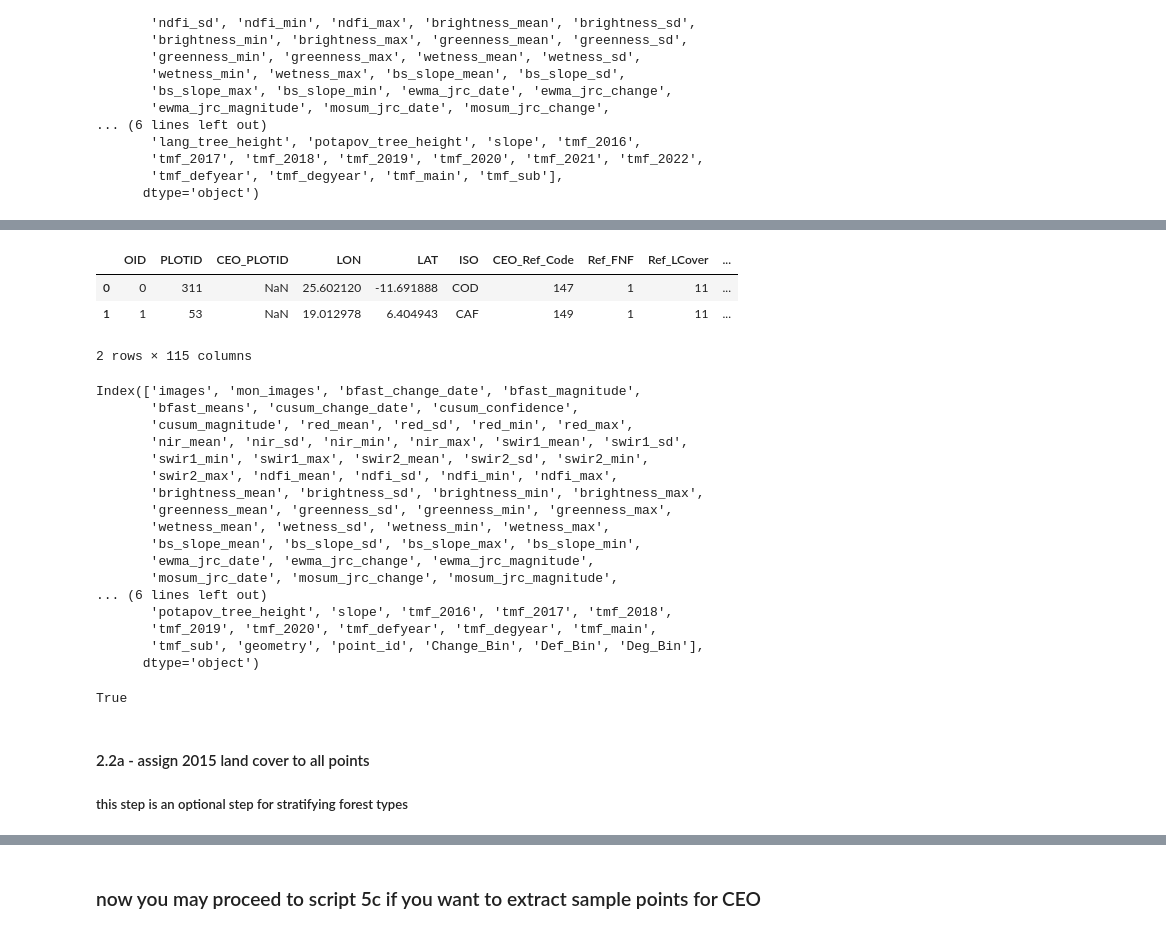
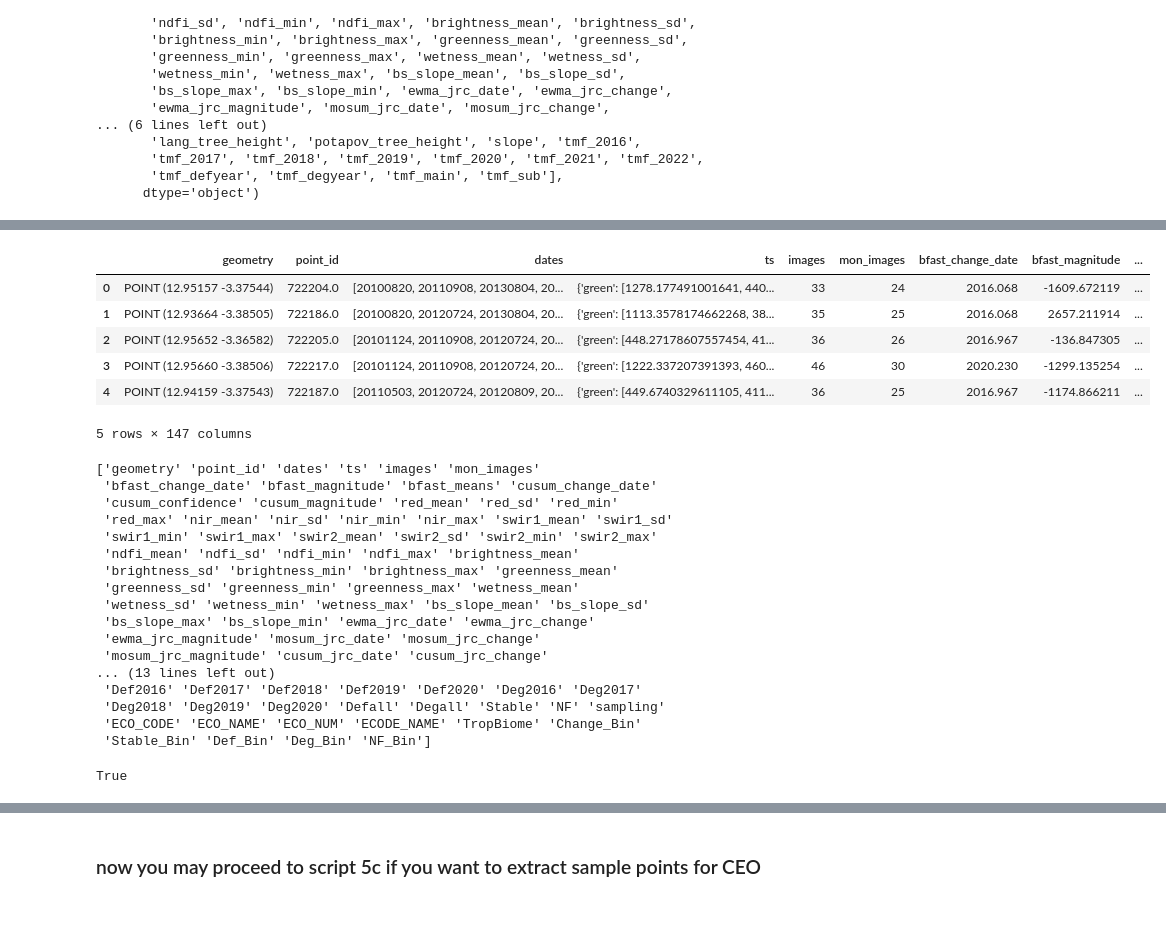
Before and after one commit to aurelgrooves/CAFI_DDD, a Jupyter notebook: esbae_05b_supervised_w_CAFI_data.ipynb, the cells around one changed output, grey strips where cells are left out. Saved outputs shown, nothing was run; the diff lists cells and outputs as text; code cells hidden in the pictures.

```diff
--- a/esbae_05b_supervised_w_CAFI_data.ipynb
+++ b/esbae_05b_supervised_w_CAFI_data.ipynb
@@ -316,0 +341,4 @@ Index(['OID', 'PLOTID', 'CEO_PLOTID', 'LON', 'LAT', 'ISO', 'CEO_Ref_Code',
+# %%
+cdf["Frag_2015"] = [x for x in frag_src.sample(coord_list)]
+cdf["Frag_2015"] = cdf["Frag_2015"].str[0]
+cdf.head()
@@ -316,0 +353,4 @@ Index(['OID', 'PLOTID', 'CEO_PLOTID', 'LON', 'LAT', 'ISO', 'CEO_Ref_Code',
+# %%
+cdf["Treecov_2015"] = [x for x in tree_src.sample(coord_list)]
+cdf["Treecov_2015"] = cdf["Treecov_2015"].str[0]
+cdf.head()
@@ -316,0 +365,4 @@ Index(['OID', 'PLOTID', 'CEO_PLOTID', 'LON', 'LAT', 'ISO', 'CEO_Ref_Code',
+# %%
+cdf["Biomass_2010"] = [x for x in biomass_src.sample(coord_list)]
+cdf["Biomass_2010"] = cdf["Biomass_2010"].str[0]
+cdf.head()
@@ -348,11 +399,5 @@ harm_cols = eSBAE_cols + ['geometry','point_id','Change_Bin','Def_Bin','Deg_Bin'
 # %%
-#cdf['UniqueID'] = 0
-cdf['Change_Bin'] = float('nan')
-cdf['Def_Bin'] = float('nan')
-cdf['Deg_Bin'] = float('nan')
-trn_join['point_id']= 0
-
-db = pd.concat([cdf[harm_cols],trn_join[harm_cols]])
+db = pd.concat([cdf, trn_gdf], ignore_index=True)
 # %%
 len(db.index)
 # %% [output]
@@ -360,28 +405,31 @@ len(db.index)
 # %%
-trn_join.head(2)
+db.head()
 # %% [output]
-|  | OID | PLOTID | CEO_PLOTID | LON | LAT | ISO | CEO_Ref_Code | Ref_FNF | Ref_LCover | ... |
-| 0 | 0 | 311 | NaN | 25.602120 | -11.691888 | COD | 147 | 1 | 11 | ... |
-| 1 | 1 | 53 | NaN | 19.012978 | 6.404943 | CAF | 149 | 1 | 11 | ... |
+|  | geometry | point_id | dates | ts | images | mon_images | bfast_change_date | bfast_magnitude | ... |
+| 0 | POINT (12.95157 -3.37544) | 722204.0 | [20100820, 20110908, 20130804, 20... | {'green': [1278.177491001641, 440... | 33 | 24 | 2016.068 | -1609.672119 | ... |
+| 1 | POINT (12.93664 -3.38505) | 722186.0 | [20100820, 20120724, 20130804, 20... | {'green': [1113.3578174662268, 38... | 35 | 25 | 2016.068 | 2657.211914 | ... |
+| 2 | POINT (12.95652 -3.36582) | 722205.0 | [20101124, 20110908, 20120724, 20... | {'green': [448.27178607557454, 41... | 36 | 26 | 2016.967 | -136.847305 | ... |
+| 3 | POINT (12.95660 -3.38506) | 722217.0 | [20101124, 20110908, 20120724, 20... | {'green': [1222.337207391393, 460... | 46 | 30 | 2020.230 | -1299.135254 | ... |
+| 4 | POINT (12.94159 -3.37543) | 722187.0 | [20110503, 20120724, 20120809, 20... | {'green': [449.6740329611105, 411... | 36 | 25 | 2016.967 | -1174.866211 | ... |
-2 rows × 115 columns
+5 rows × 147 columns
 # %%
-db.columns
+print(db.columns.values)
 # %% [output]
-Index(['images', 'mon_images', 'bfast_change_date', 'bfast_magnitude',
-       'bfast_means', 'cusum_change_date', 'cusum_confidence',
-       'cusum_magnitude', 'red_mean', 'red_sd', 'red_min', 'red_max',
-       'nir_mean', 'nir_sd', 'nir_min', 'nir_max', 'swir1_mean', 'swir1_sd',
-       'swir1_min', 'swir1_max', 'swir2_mean', 'swir2_sd', 'swir2_min',
-       'swir2_max', 'ndfi_mean', 'ndfi_sd', 'ndfi_min', 'ndfi_max',
-       'brightness_mean', 'brightness_sd', 'brightness_min', 'brightness_max',
-       'greenness_mean', 'greenness_sd', 'greenness_min', 'greenness_max',
-       'wetness_mean', 'wetness_sd', 'wetness_min', 'wetness_max',
-       'bs_slope_mean', 'bs_slope_sd', 'bs_slope_max', 'bs_slope_min',
-       'ewma_jrc_date', 'ewma_jrc_change', 'ewma_jrc_magnitude',
-       'mosum_jrc_date', 'mosum_jrc_change', 'mosum_jrc_magnitude',
-... (6 lines left out)
-       'potapov_tree_height', 'slope', 'tmf_2016', 'tmf_2017', 'tmf_2018',
-       'tmf_2019', 'tmf_2020', 'tmf_defyear', 'tmf_degyear', 'tmf_main',
-       'tmf_sub', 'geometry', 'point_id', 'Change_Bin', 'Def_Bin', 'Deg_Bin'],
-      dtype='object')
+['geometry' 'point_id' 'dates' 'ts' 'images' 'mon_images'
+ 'bfast_change_date' 'bfast_magnitude' 'bfast_means' 'cusum_change_date'
+ 'cusum_confidence' 'cusum_magnitude' 'red_mean' 'red_sd' 'red_min'
+ 'red_max' 'nir_mean' 'nir_sd' 'nir_min' 'nir_max' 'swir1_mean' 'swir1_sd'
+ 'swir1_min' 'swir1_max' 'swir2_mean' 'swir2_sd' 'swir2_min' 'swir2_max'
+ 'ndfi_mean' 'ndfi_sd' 'ndfi_min' 'ndfi_max' 'brightness_mean'
+ 'brightness_sd' 'brightness_min' 'brightness_max' 'greenness_mean'
+ 'greenness_sd' 'greenness_min' 'greenness_max' 'wetness_mean'
+ 'wetness_sd' 'wetness_min' 'wetness_max' 'bs_slope_mean' 'bs_slope_sd'
+ 'bs_slope_max' 'bs_slope_min' 'ewma_jrc_date' 'ewma_jrc_change'
+ 'ewma_jrc_magnitude' 'mosum_jrc_date' 'mosum_jrc_change'
+ 'mosum_jrc_magnitude' 'cusum_jrc_date' 'cusum_jrc_change'
+... (13 lines left out)
+ 'Def2016' 'Def2017' 'Def2018' 'Def2019' 'Def2020' 'Deg2016' 'Deg2017'
+ 'Deg2018' 'Deg2019' 'Deg2020' 'Defall' 'Degall' 'Stable' 'NF' 'sampling'
+ 'ECO_CODE' 'ECO_NAME' 'ECO_NUM' 'ECODE_NAME' 'TropBiome' 'Change_Bin'
+ 'Stable_Bin' 'Def_Bin' 'Deg_Bin' 'NF_Bin']
 # %%
@@ -389,5 +437,2 @@ len(cdf.index)+len(trn_join.index) == len(db.index)
 # %% [output]
 True
-# %% [markdown]
-#### 2.2a - assign 2015 land cover to all points
-##### this step is an optional step for stratifying forest types
```
Also changed, not shown: parts of 82 cells of this notebook, 4 other files.
